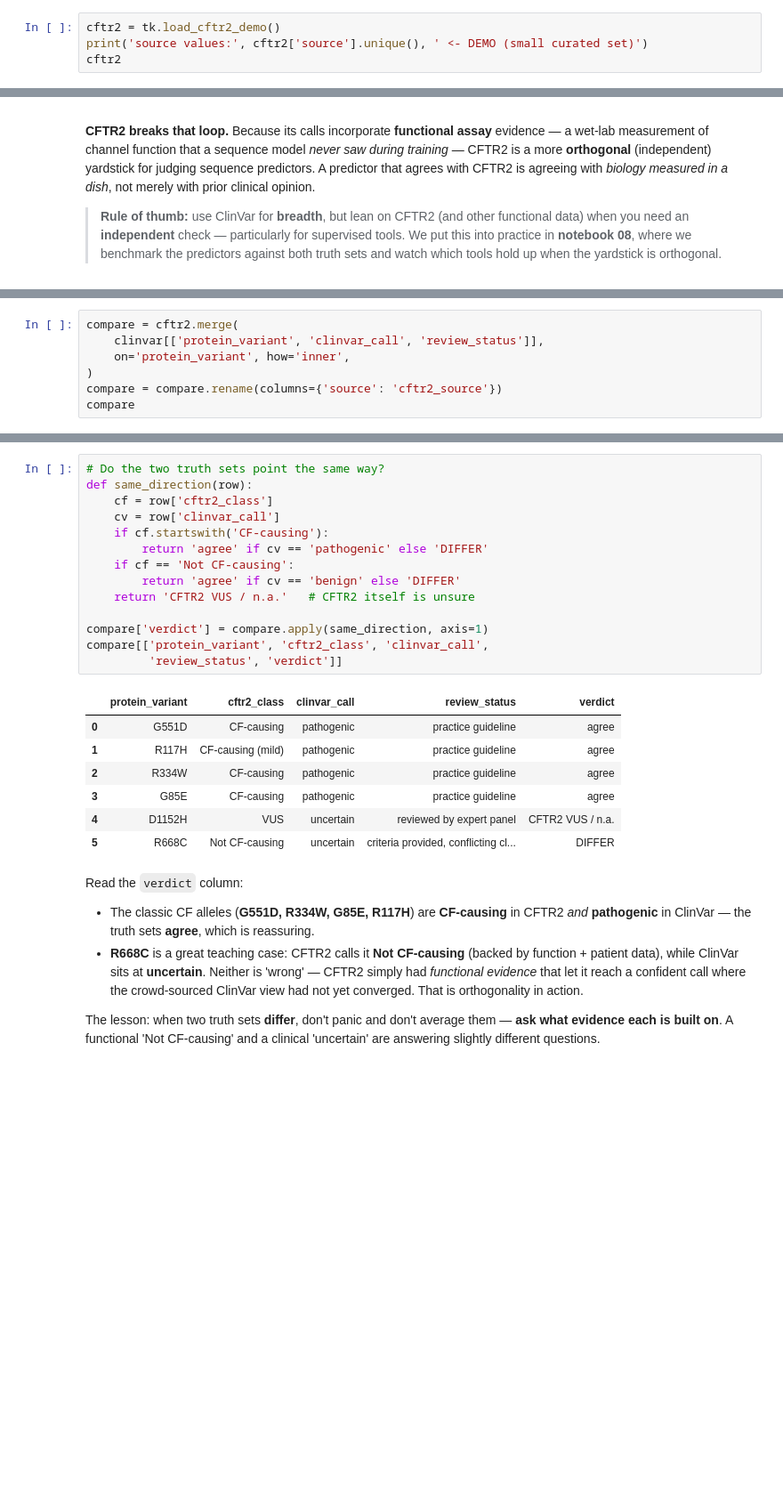
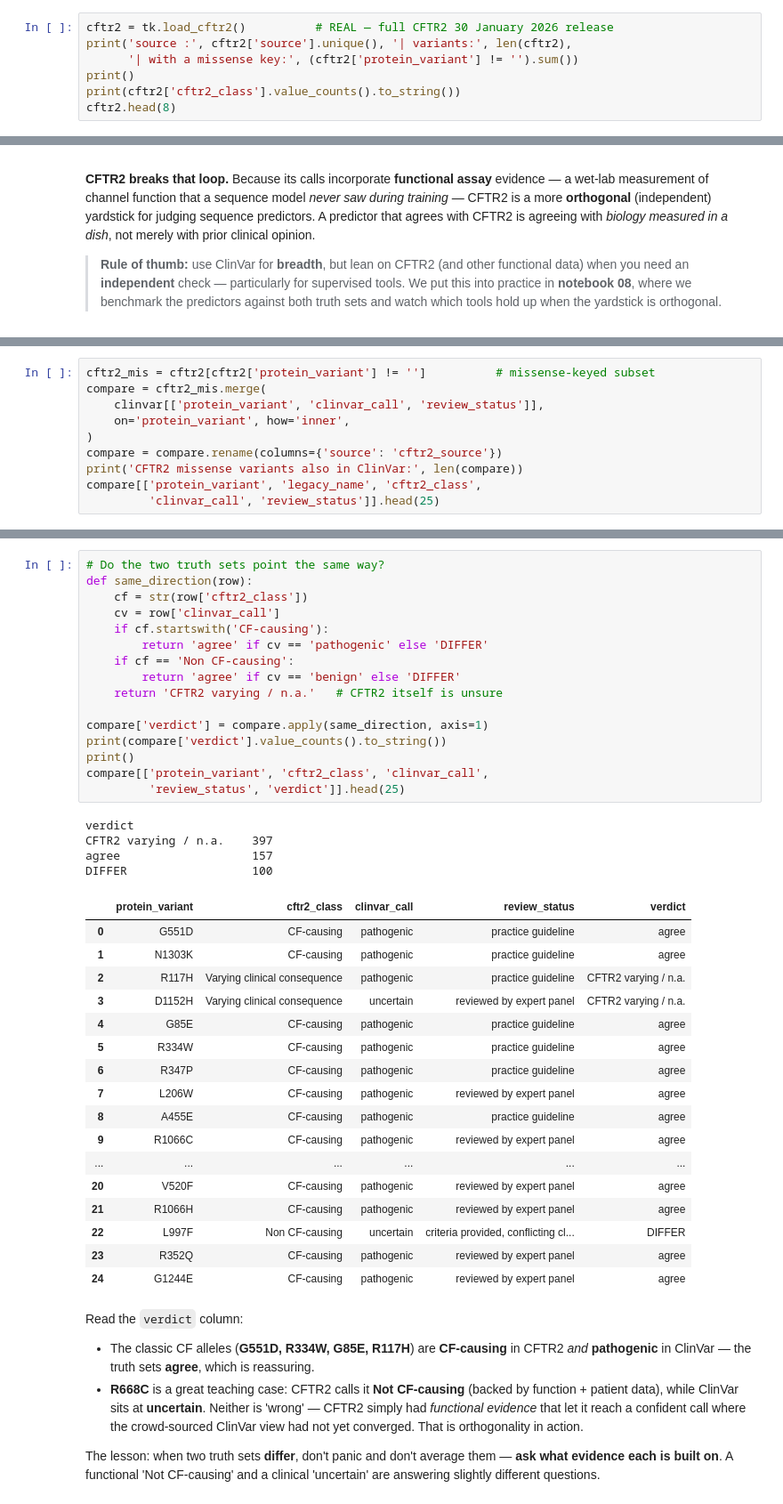
Before and after one commit to EvanWu19/cftr-phewas-toolkit, a Jupyter notebook: notebooks/05_clinvar_cftr2.ipynb, the cells around one changed output, grey strips where cells are left out. Shown at 89% size. Saved outputs shown, nothing was run; the diff lists cells and outputs as text; blank space fills up the shorter version.

```diff
--- a/notebooks/05_clinvar_cftr2.ipynb
+++ b/notebooks/05_clinvar_cftr2.ipynb
@@ -153,5 +153,8 @@ That second ingredient — *measured protein function* — is what makes CFTR2 s
 # %%
-cftr2 = tk.load_cftr2_demo()
-print('source values:', cftr2['source'].unique(), ' <- DEMO (small curated set)')
-cftr2
+cftr2 = tk.load_cftr2()          # REAL — full CFTR2 30 January 2026 release
+print('source :', cftr2['source'].unique(), '| variants:', len(cftr2),
+      '| with a missense key:', (cftr2['protein_variant'] != '').sum())
+print()
+print(cftr2['cftr2_class'].value_counts().to_string())
+cftr2.head(8)
 # %% [output]
@@ -190,8 +193,11 @@ Let's join the DEMO CFTR2 classes to the **REAL** ClinVar calls on `protein_vari
 # %%
-compare = cftr2.merge(
+cftr2_mis = cftr2[cftr2['protein_variant'] != '']          # missense-keyed subset
+compare = cftr2_mis.merge(
     clinvar[['protein_variant', 'clinvar_call', 'review_status']],
     on='protein_variant', how='inner',
 )
 compare = compare.rename(columns={'source': 'cftr2_source'})
-compare
+print('CFTR2 missense variants also in ClinVar:', len(compare))
+compare[['protein_variant', 'legacy_name', 'cftr2_class',
+         'clinvar_call', 'review_status']].head(25)
 # %% [output]
@@ -205,25 +222,41 @@ compare
 # %%
 # Do the two truth sets point the same way?
 def same_direction(row):
-    cf = row['cftr2_class']
+    cf = str(row['cftr2_class'])
     cv = row['clinvar_call']
     if cf.startswith('CF-causing'):
         return 'agree' if cv == 'pathogenic' else 'DIFFER'
-    if cf == 'Not CF-causing':
+    if cf == 'Non CF-causing':
         return 'agree' if cv == 'benign' else 'DIFFER'
-    return 'CFTR2 VUS / n.a.'   # CFTR2 itself is unsure
+    return 'CFTR2 varying / n.a.'   # CFTR2 itself is unsure
 
 compare['verdict'] = compare.apply(same_direction, axis=1)
+print(compare['verdict'].value_counts().to_string())
+print()
 compare[['protein_variant', 'cftr2_class', 'clinvar_call',
-         'review_status', 'verdict']]
+         'review_status', 'verdict']].head(25)
 # %% [output]
+verdict
+CFTR2 varying / n.a.    397
+agree                   157
+DIFFER                  100
 |  | protein_variant | cftr2_class | clinvar_call | review_status | verdict |
 | 0 | G551D | CF-causing | pathogenic | practice guideline | agree |
-| 1 | R117H | CF-causing (mild) | pathogenic | practice guideline | agree |
-| 2 | R334W | CF-causing | pathogenic | practice guideline | agree |
-| 3 | G85E | CF-causing | pathogenic | practice guideline | agree |
-| 4 | D1152H | VUS | uncertain | reviewed by expert panel | CFTR2 VUS / n.a. |
-| 5 | R668C | Not CF-causing | uncertain | criteria provided, conflicting cl... | DIFFER |
+| 1 | N1303K | CF-causing | pathogenic | practice guideline | agree |
+| 2 | R117H | Varying clinical consequence | pathogenic | practice guideline | CFTR2 varying / n.a. |
+| 3 | D1152H | Varying clinical consequence | uncertain | reviewed by expert panel | CFTR2 varying / n.a. |
+| 4 | G85E | CF-causing | pathogenic | practice guideline | agree |
+| 5 | R334W | CF-causing | pathogenic | practice guideline | agree |
+| 6 | R347P | CF-causing | pathogenic | practice guideline | agree |
+| 7 | L206W | CF-causing | pathogenic | reviewed by expert panel | agree |
+| 8 | A455E | CF-causing | pathogenic | practice guideline | agree |
+| 9 | R1066C | CF-causing | pathogenic | reviewed by expert panel | agree |
+| ... | ... | ... | ... | ... | ... |
+| 20 | V520F | CF-causing | pathogenic | reviewed by expert panel | agree |
+| 21 | R1066H | CF-causing | pathogenic | reviewed by expert panel | agree |
+| 22 | L997F | Non CF-causing | uncertain | criteria provided, conflicting cl... | DIFFER |
+| 23 | R352Q | CF-causing | pathogenic | reviewed by expert panel | agree |
+| 24 | G1244E | CF-causing | pathogenic | reviewed by expert panel | agree |
 # %% [markdown]
 Read the `verdict` column:
 
```
Also changed, not shown: parts of 5 cells of this notebook, 6 other files.
